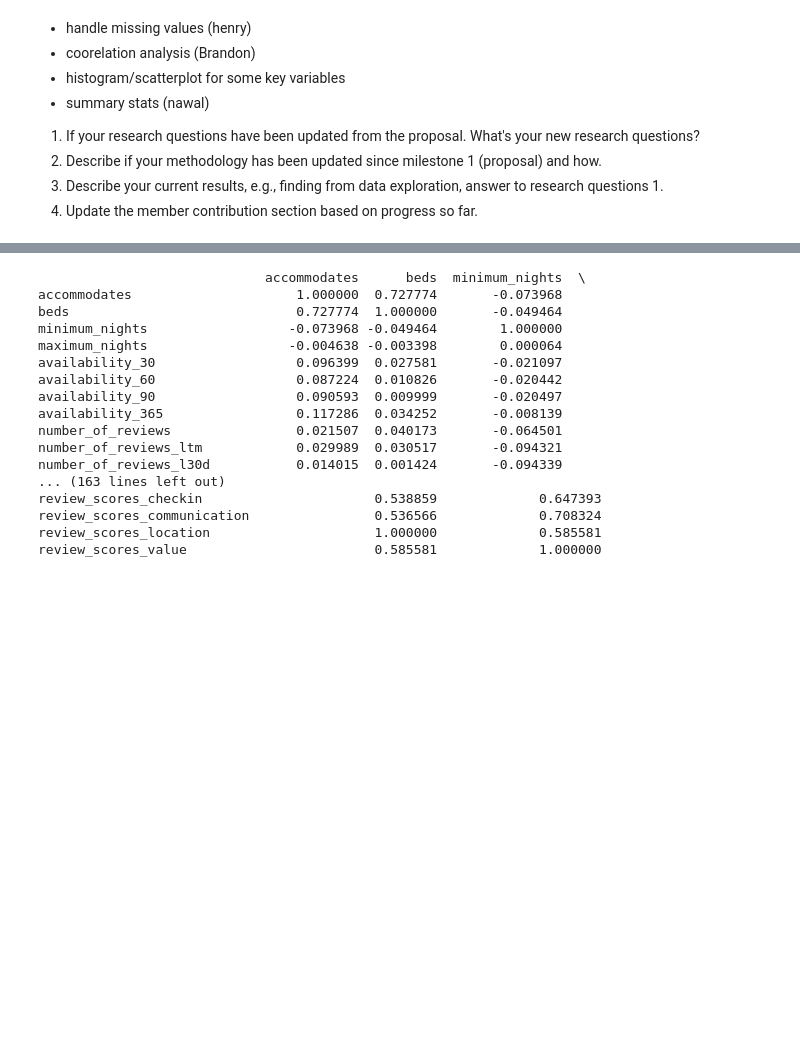
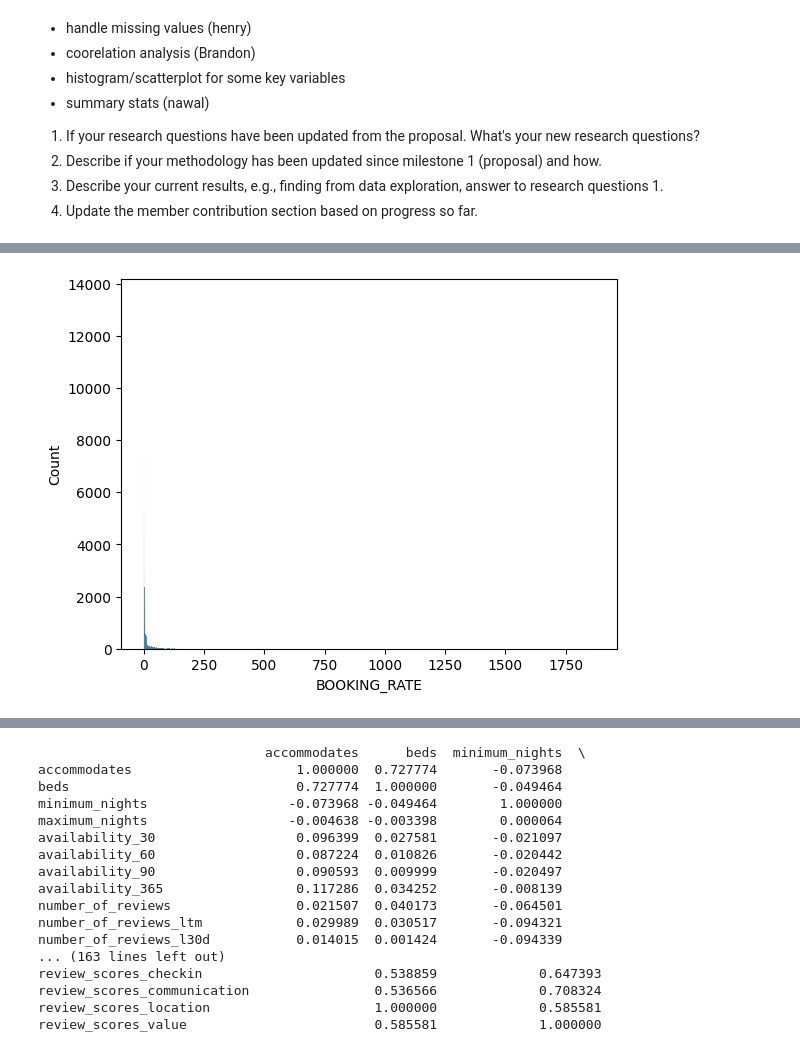
Before and after one commit to Hackyeahh/CISC-351-Group-10, a Jupyter notebook: data-processing.ipynb, the cells around one changed output, grey strips where cells are left out. Drawn from its saved outputs; the diff is of its cells as text; code cells hidden in the pictures; blank space fills up the shorter version.

```diff
--- a/data-processing.ipynb
+++ b/data-processing.ipynb
@@ -83,0 +101,9 @@ visualize_missing_values(listings)
+# %%
+
+# WITHOUT LOG
+
+listings['BOOKING_RATE'] = listings['minimum_nights'] * listings['reviews_per_month']
+sns.histplot(listings['BOOKING_RATE'])
+plt.show()
+# %% [output]
+[figure, added]
```
Also changed, not shown: parts of 18 cells of this notebook, 2 other files.
